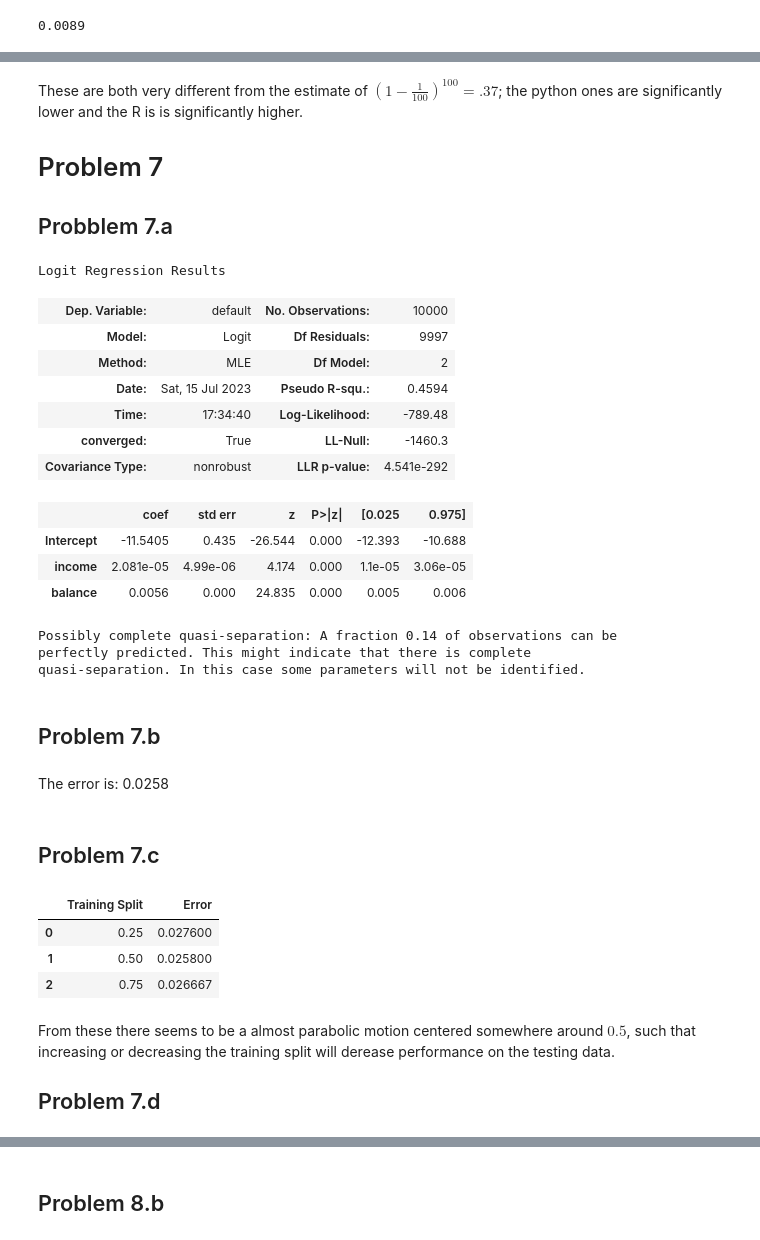
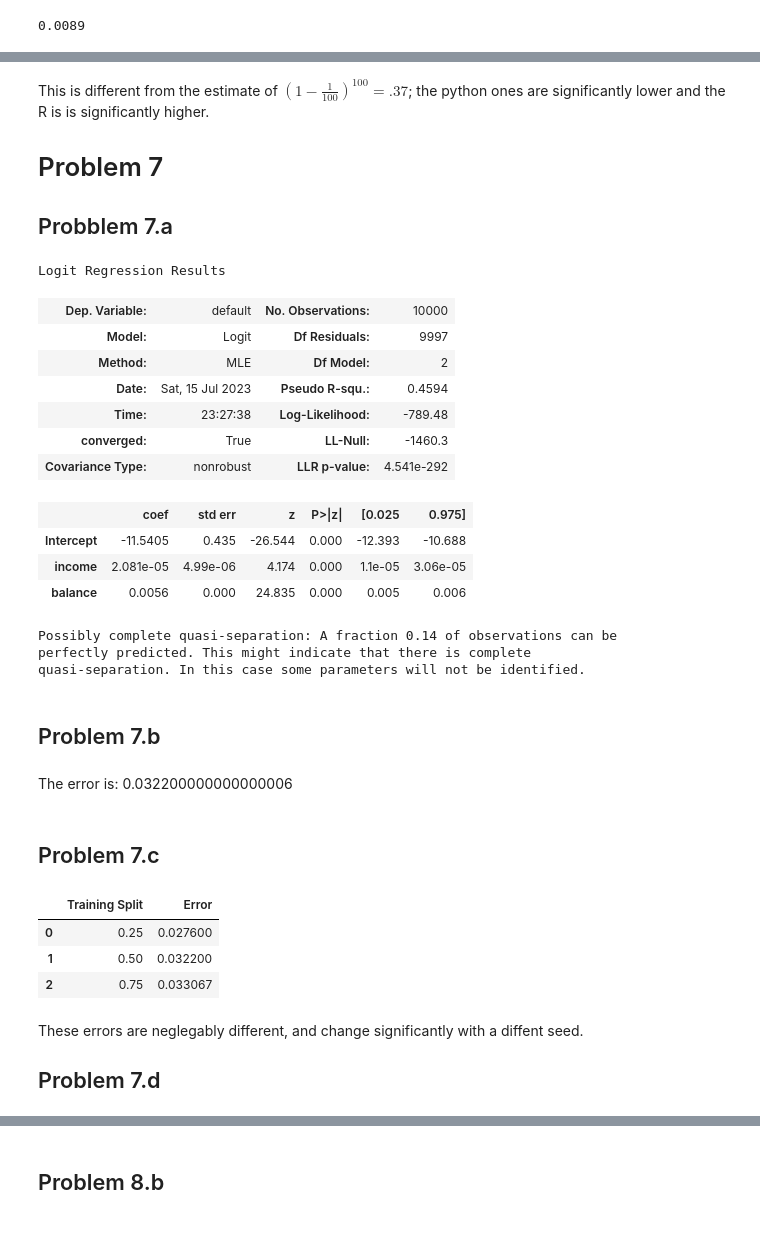
Before and after one commit to AlistairKeiller/STATS-202, a Jupyter notebook: HW 2.ipynb, the cells around one changed output, grey strips where cells are left out. Cells and saved outputs as stored; diff of their text form; code cells hidden in the pictures.

```diff
--- a/HW 2.ipynb
+++ b/HW 2.ipynb
@@ -274,23 +308,20 @@ np.mean(np.random.randint(1, 100, 10000) == 4)
 # %% [markdown]
-These are both very different from the estimate of $\left(1-\frac{1}{100}\right)^{100}=.37$; the python ones are significantly lower and the R is is significantly higher.
+This is different from the estimate of $\left(1-\frac{1}{100}\right)^{100}=.37$; the python ones are significantly lower and the R is is significantly higher.
 
 # Problem 7
 
 ## Probblem 7.a
 # %%
-default_binary = default.assign(
-    default=(default["default"] == "Yes").astype(int),
-    student=(default["student"] == "Yes").astype(int),
-)
-model = smf.logit("default ~ income + balance", data=default_binary).fit(disp=False)
-model.summary()
+smf.logit("default ~ income + balance", data=default_numerical).fit(
+    disp=False
+).summary()
 # %% [output]
 Logit Regression Results
 | Dep. Variable: | default | No. Observations: | 10000 |
 | Model: | Logit | Df Residuals: | 9997 |
 | Method: | MLE | Df Model: | 2 |
 | Date: | Sat, 15 Jul 2023 | Pseudo R-squ.: | 0.4594 |
-| Time: | 17:34:40 | Log-Likelihood: | -789.48 |
+| Time: | 23:27:38 | Log-Likelihood: | -789.48 |
 | converged: | True | LL-Null: | -1460.3 |
 | Covariance Type: | nonrobust | LLR p-value: | 4.541e-292 |
 |  | coef | std err | z | P>|z| | [0.025 | 0.975] |
@@ -302,47 +333,55 @@ perfectly predicted. This might indicate that there is complete
 quasi-separation. In this case some parameters will not be identified.
 # %% [markdown]
 ## Problem 7.b
-# %%
-default_binary_train, default_binary_test = train_test_split(
-    default_binary, test_size=0.5, random_state=42
-)
-model = smf.logit("default ~ income + balance", data=default_binary_train).fit(
-    disp=False
-)
-prediction = model.predict(default_binary_test[["income", "balance"]]).round()
-Markdown(
-    "The error is: "
-    + str(
-        sum(prediction != default_binary_test["default"])
-        / len(default_binary_test["default"])
-    )
-)
-# %% [output]
-The error is: 0.0258
+# %%
+default_numerical_train, default_numerical_test = train_test_split(
+    default_numerical, test_size=0.5, random_state=42
+)
+Markdown(
+    "The error is: "
+    + str(
+        1
+        - LogisticRegression()
+        .fit(
+            default_numerical_train[["income", "balance"]],
+            default_numerical_train["default"],
+        )
+        .score(
+            default_numerical_test[["income", "balance"]],
+            default_numerical_test["default"],
+        )
+    )
+)
+# %% [output]
+The error is: 0.032200000000000006
 # %% [markdown]
 ## Problem 7.c
 # %%
 splits = [0.25, 0.5, 0.75]
 errors = []
 for split in splits:
-    default_binary_train, default_binary_test = train_test_split(
-        default_binary, test_size=split, random_state=42
+    default_numerical_train, default_numerical_test = train_test_split(
+        default_numerical, test_size=split, random_state=42
     )
-    model = smf.logit("default ~ income + balance", data=default_binary_train).fit(
-        disp=False
+    errors.append(
+        1
+        - LogisticRegression()
+        .fit(
+            default_numerical_train[["income", "balance"]],
+            default_numerical_train["default"],
+        )
+        .score(
+            default_numerical_test[["income", "balance"]],
+            default_numerical_test["default"],
+        )
     )
-    prediction = model.predict(default_binary_test[["income", "balance"]]).round()
-    error = sum(prediction != (default_binary_test["default"])) / len(
-        default_binary_test["default"]
-    )
-    errors.append(error)
 pd.DataFrame({"Training Split": splits, "Error": errors})
 # %% [output]
 |  | Training Split | Error |
 | 0 | 0.25 | 0.027600 |
-| 1 | 0.50 | 0.025800 |
-| 2 | 0.75 | 0.026667 |
+| 1 | 0.50 | 0.032200 |
+| 2 | 0.75 | 0.033067 |
 # %% [markdown]
-From these there seems to be a almost parabolic motion centered somewhere around $0.5$, such that increasing or decreasing the training split will derease performance on the testing data.
+These errors are neglegably different, and change significantly with a diffent seed.
 
 ## Problem 7.d
```
Also changed, not shown: parts of 35 cells of this notebook.
